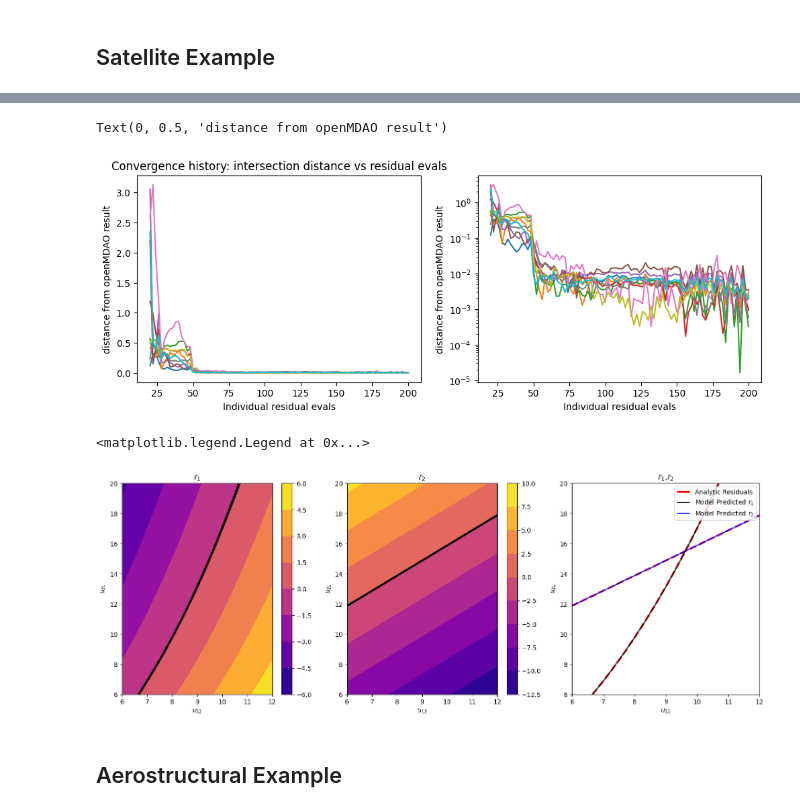
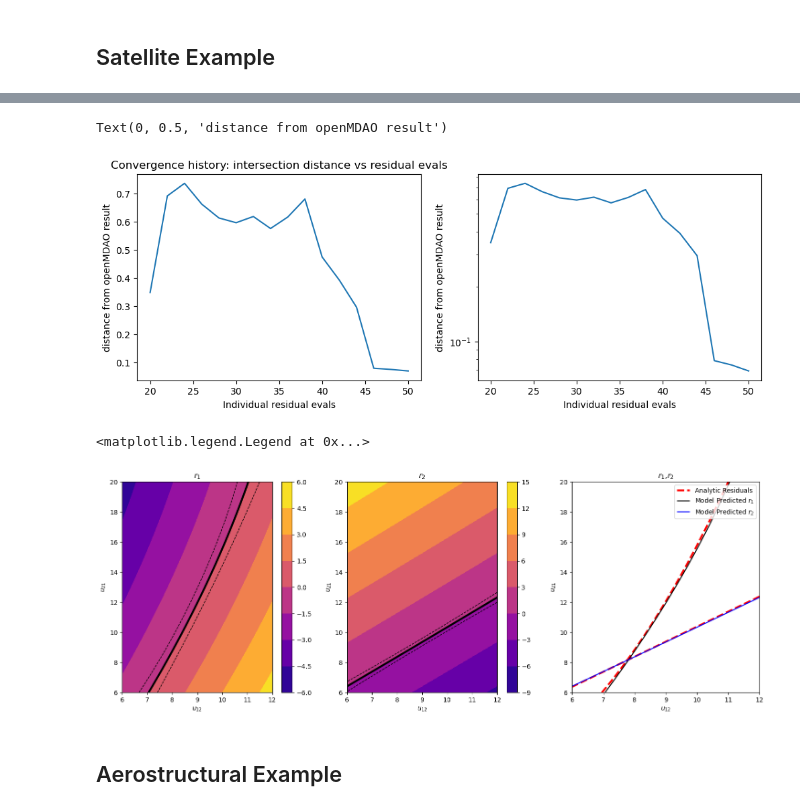
Before and after one commit to csdlpsu/remdo, a Jupyter notebook: active_learning_example.ipynb, the cells around one changed output, grey strips where cells are left out. Cells and saved outputs as stored; diff of their text form; code cells hidden in the pictures.

Commit message:
Ashwin's local changes with review comments

```diff
--- a/active_learning_example.ipynb
+++ b/active_learning_example.ipynb
@@ -8,25 +8,23 @@ from test_functions import Satellite
 from gp import train_multitask_gp
 from acquisition import multitask_acquisition, optimize_acquisition, entropy
 from active_learning import active_learning_loop
+from botorch.utils.transforms import normalize, unnormalize, standardize
 
-filename = "hist.pt"
-# x_input = [1. ,2. ,0.9, 1.5, 0.]
-# x_input = [1,1,1,1,1]
-x_input = torch.rand(10,5)*2
-# x_input = [0.4074, 0.5940, 0.8677, 0.3936, 0.0059]
+
+dtype = torch.float64
+device= "cpu"
+filename = "hist_new.pt"
+bounds  = torch.tensor([[0., 0., 0., 0., 0.],
+                        [2., 2., 2., 2., 2.]], dtype=dtype, device=device) # always a 2 x d tensor
+x_input = unnormalize(torch.rand(1,5), bounds=bounds)
 
 sat_prob = Satellite()
-result = train_multitask_gp(sat_prob, num_train=10, seed=1111)
-active_learning_loop(result,
-                              acq_method = 'entropy',
-                              maxiters = 90, disp = True,
-                              save_hist = (x_input, filename),
-                              log_hyperparams = False)
-# Review comment
+gpmodel = train_multitask_gp(sat_prob, num_train=10, seed=1111)
+active_learning_loop(gpmodel,acq_method = 'entropy', maxiters = 15,
+                     disp = True, save_hist = (x_input, filename),
+                     log_hyperparams = False)
 
-## It is somewhat awkward to separately having to call active_learning_loop() like this. I suggest the following:
-## sat_prob = Satellite() # instantiates the test problem
-## gpmodel = train_multitask_gp(sat_prob, num_train=10, seed=1111) # initial GP model
-## result = active_learning_loop(gpmodel, ...)
-## Then, result has everything you need to post process.
+## Review comment
+# It looks like OpenMDAO is called internally to compute the true fixed point. Please make this
+# optional and add a flag as a kwarg to turn this on if necessary (default should be off)
 # %% [output]
@@ -71,36 +49,26 @@ TypeError: Can't instantiate abstract class Satellite with abstract method from_
 # %%
-# Review comment
-## Your hist.pt never got saved after I ran your code
-## I am not sure why you are loading the old hist.pt and plotting it below.
-
 import torch
 import matplotlib.pyplot as plt
 
-fail_index = [] # what is fail index?
-
-history = torch.load("hist.pt")
+history = torch.load(filename)
 num_evals = history["num_evals"]
 dist_history = history["dist_history"]
 
 fig = plt.figure(figsize=(12,4))
 
 host = fig.add_subplot(121)
 plt.plot(num_evals, dist_history)
-for ind in fail_index:
-    plt.plot([20+2*ind, 20+2*ind], [0,1.75], ':k') # not sure what you are doing here.
 host.set_title('Convergence history: intersection distance vs residual evals')
 host.set_xlabel('Individual residual evals')
 host.set_ylabel('distance from openMDAO result')
 
 host = fig.add_subplot(122)
 plt.semilogy(num_evals, dist_history)
-for ind in fail_index:
-    plt.plot([20+2*ind, 20+2*ind], [0.0001, 1], ':k')
 host.set_xlabel('Individual residual evals')
 host.set_ylabel('distance from openMDAO result')
 # %% [output]
 Text(0, 0.5, 'distance from openMDAO result')
-[figure, old version]
+[figure, new version]
 # %%
 ## Review comment
 # Please avoid hardcoding!
@@ -114,8 +82,8 @@ from utils import unstandardize
 # This assumes that there are two coupling variables that we care about.
 
 # Unpack result
-mt_model = result.model
-y = result.train_y
+mt_model = gpmodel.model
+y = gpmodel.train_y
 bounds = sat_prob.bounds
 coupling_bounds = torch.transpose(bounds[:,-2:],0,1)
 
@@ -217,7 +185,7 @@ ax3.set_ylabel(r'$u_{21}$')
 ax3.legend([s1_artist[0], s2_artist[0], s3_artist[0]],['Analytic Residuals','Model Predicted $r_1$','Model Predicted $r_2$'])
 # %% [output]
 <matplotlib.legend.Legend at 0x...>
-[figure, old version]
+[figure, new version]
 # %% [markdown]
 ## Aerostructural Example
 # %%
```
Also changed, not shown: parts of 3 cells of this notebook, 1 other file.
